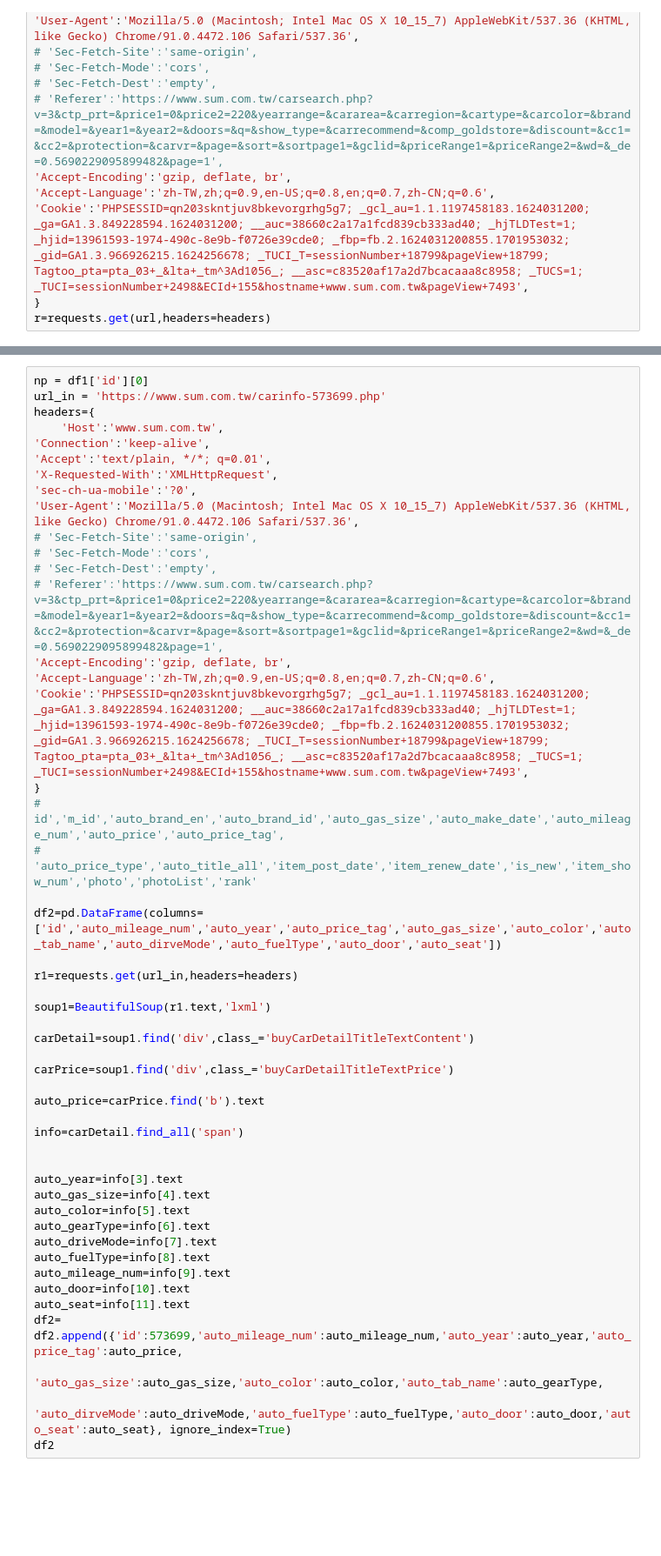
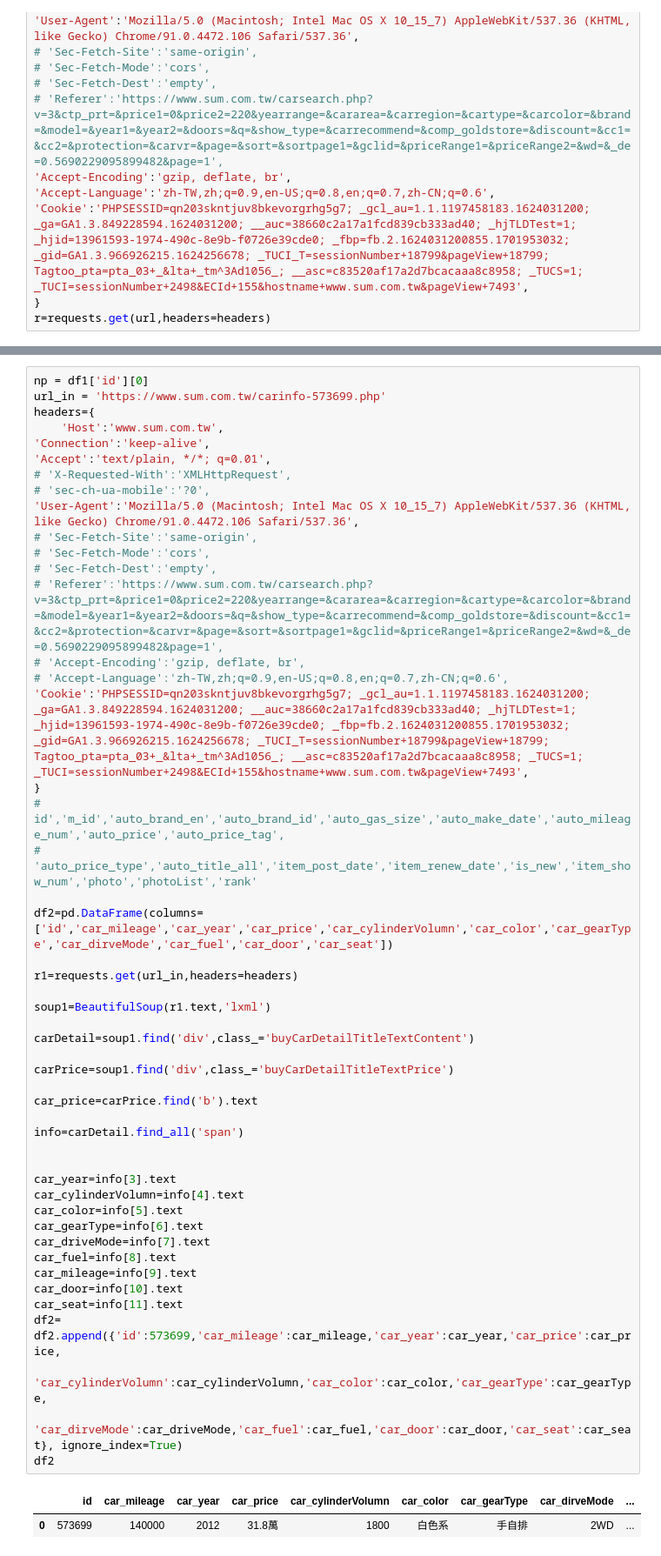
Before and after one commit to shaunchuang/crawl_test, a Jupyter notebook: sum_car/sum_car.ipynb, the cells around one changed output, grey strips where cells are left out. Shown: that part at 87% size. Saved outputs shown, nothing was run; the diff lists cells and outputs as text; blank space fills up the shorter version.

```diff
--- a/sum_car/sum_car.ipynb
+++ b/sum_car/sum_car.ipynb
@@ -73,48 +114,51 @@ df1.to_parquet('sum_car.parquet',engine='fastparquet')
 np = df1['id'][0]
 url_in = 'https://www.sum.com.tw/carinfo-573699.php'
 headers={
     'Host':'www.sum.com.tw',
 'Connection':'keep-alive',
 'Accept':'text/plain, */*; q=0.01',
-'X-Requested-With':'XMLHttpRequest',
-'sec-ch-ua-mobile':'?0',
+# 'X-Requested-With':'XMLHttpRequest',
+# 'sec-ch-ua-mobile':'?0',
 'User-Agent':'Mozilla/5.0 (Macintosh; Intel Mac OS X 10_15_7) AppleWebKit/537.36 (KHTML, like Gecko) Chrome/91.0.4472.106 Safari/537.36',
 # 'Sec-Fetch-Site':'same-origin',
 # 'Sec-Fetch-Mode':'cors',
 # 'Sec-Fetch-Dest':'empty',
 # 'Referer':'https://www.sum.com.tw/carsearch.php?v=3&ctp_prt=&price1=0&price2=220&yearrange=&cararea=&carregion=&cartype=&carcolor=&brand=&model=&year1=&year2=&doors=&q=&show_type=&carrecommend=&comp_goldstore=&discount=&cc1=&cc2=&protection=&carvr=&page=&sort=&sortpage1=&gclid=&priceRange1=&priceRange2=&wd=&_de=0.5690229095899482&page=1',
-'Accept-Encoding':'gzip, deflate, br',
-'Accept-Language':'zh-TW,zh;q=0.9,en-US;q=0.8,en;q=0.7,zh-CN;q=0.6',
+# 'Accept-Encoding':'gzip, deflate, br',
+# 'Accept-Language':'zh-TW,zh;q=0.9,en-US;q=0.8,en;q=0.7,zh-CN;q=0.6',
 'Cookie':'PHPSESSID=qn203skntjuv8bkevorgrhg5g7; _gcl_au=1.1.1197458183.1624031200; _ga=GA1.3.849228594.1624031200; __auc=38660c2a17a1fcd839cb333ad40; _hjTLDTest=1; _hjid=13961593-1974-490c-8e9b-f0726e39cde0; _fbp=fb.2.1624031200855.1701953032; _gid=GA1.3.966926215.1624256678; _TUCI_T=sessionNumber+18799&pageView+18799; Tagtoo_pta=pta_03+_&lta+_tm^3Ad1056_; __asc=c83520af17a2d7bcacaaa8c8958; _TUCS=1; _TUCI=sessionNumber+2498&ECId+155&hostname+www.sum.com.tw&pageView+7493',
 }
 # id','m_id','auto_brand_en','auto_brand_id','auto_gas_size','auto_make_date','auto_mileage_num','auto_price','auto_price_tag',
 #                           'auto_price_type','auto_title_all','item_post_date','item_renew_date','is_new','item_show_num','photo','photoList','rank'
 
-df2=pd.DataFrame(columns=['id','auto_mileage_num','auto_year','auto_price_tag','auto_gas_size','auto_color','auto_tab_name','auto_dirveMode','auto_fuelType','auto_door','auto_seat'])
+df2=pd.DataFrame(columns=['id','car_mileage','car_year','car_price','car_cylinderVolumn','car_color','car_gearType','car_dirveMode','car_fuel','car_door','car_seat'])
 
 r1=requests.get(url_in,headers=headers)
 
 soup1=BeautifulSoup(r1.text,'lxml')
 
 carDetail=soup1.find('div',class_='buyCarDetailTitleTextContent')
 
 carPrice=soup1.find('div',class_='buyCarDetailTitleTextPrice')
 
-auto_price=carPrice.find('b').text
+car_price=carPrice.find('b').text
 
 info=carDetail.find_all('span')
 
 
-auto_year=info[3].text
-auto_gas_size=info[4].text
-auto_color=info[5].text
-auto_gearType=info[6].text
-auto_driveMode=info[7].text
-auto_fuelType=info[8].text
-auto_mileage_num=info[9].text
-auto_door=info[10].text
-auto_seat=info[11].text
-df2= df2.append({'id':573699,'auto_mileage_num':auto_mileage_num,'auto_year':auto_year,'auto_price_tag':auto_price,
-                 'auto_gas_size':auto_gas_size,'auto_color':auto_color,'auto_tab_name':auto_gearType,
-                 'auto_dirveMode':auto_driveMode,'auto_fuelType':auto_fuelType,'auto_door':auto_door,'auto_seat':auto_seat}, ignore_index=True)
+car_year=info[3].text
+car_cylinderVolumn=info[4].text
+car_color=info[5].text
+car_gearType=info[6].text
+car_driveMode=info[7].text
+car_fuel=info[8].text
+car_mileage=info[9].text
+car_door=info[10].text
+car_seat=info[11].text
+df2= df2.append({'id':573699,'car_mileage':car_mileage,'car_year':car_year,'car_price':car_price,
+                 'car_cylinderVolumn':car_cylinderVolumn,'car_color':car_color,'car_gearType':car_gearType,
+                 'car_dirveMode':car_driveMode,'car_fuel':car_fuel,'car_door':car_door,'car_seat':car_seat}, ignore_index=True)
 df2
+# %% [output]
+|  | id | car_mileage | car_year | car_price | car_cylinderVolumn | car_color | car_gearType | car_dirveMode | ... |
+| 0 | 573699 | 140000 | 2012 | 31.8萬 | 1800 | 白色系 | 手自排 | 2WD | ... |
```
Also changed, not shown: parts of 3 cells of this notebook, 6 other files.
